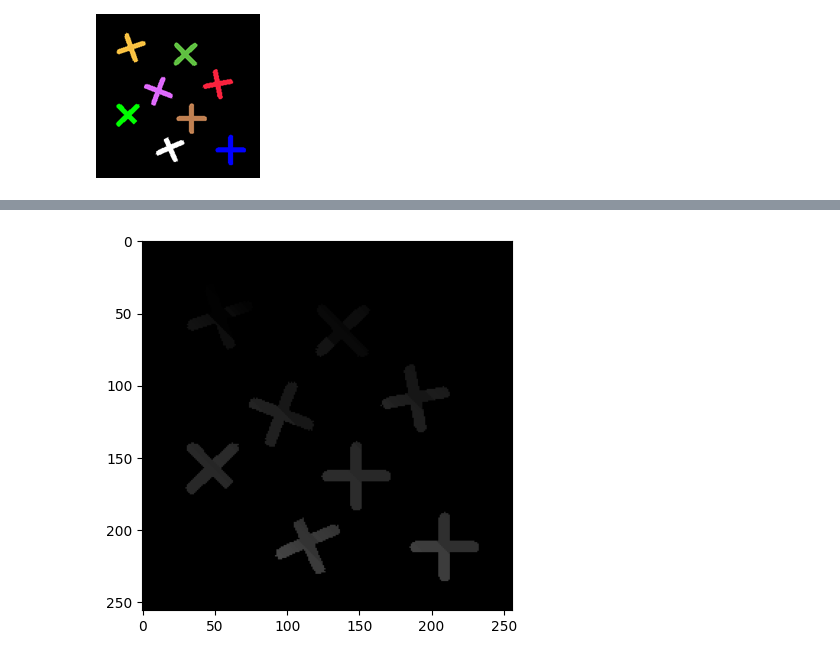
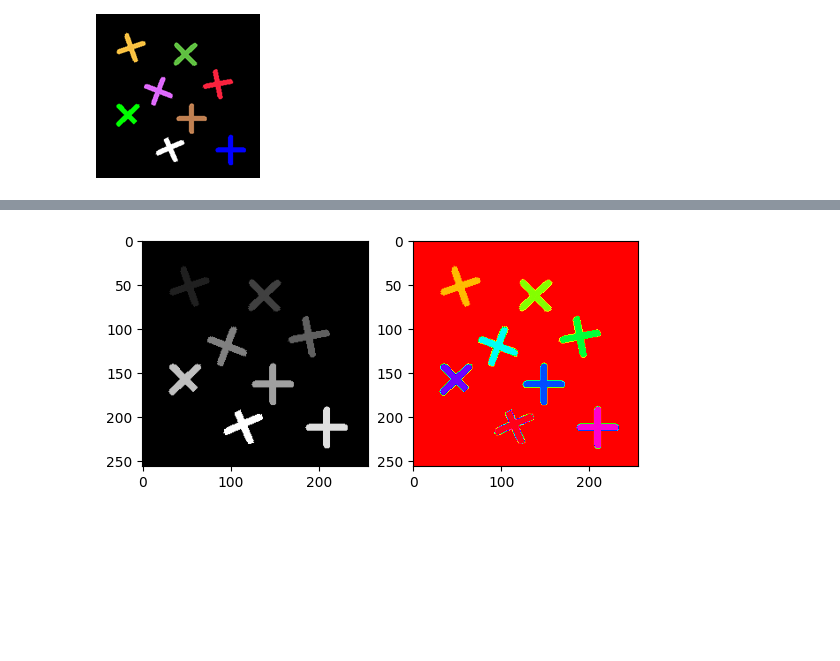
Before and after one commit to DanielGoncalves666/gbc216_t1_G01, a Jupyter notebook: Lab02 - Connected Components/lab03.ipynb, the cells around one changed output, grey strips where cells are left out. Saved outputs shown, nothing was run; the diff lists cells and outputs as text; code cells hidden in the pictures; blank space fills up the shorter version.

```diff
--- a/Lab02 - Connected Components/lab03.ipynb
+++ b/Lab02 - Connected Components/lab03.ipynb
@@ -26,8 +26,7 @@ def component_labeling(img):
     modifiers = [(-1,-1),(-1,0),(-1,1),(0,-1)] # The index of the neighborhood pixels that should be verified.
 
     labels = np.zeros((lines, columns))
-    equivalences_set = set() # Ensures no duplicate entries are added to the dict
-    equivalences = defaultdict(list)
+    equivalences = defaultdict(set)
 
     next_label = 1
     for i in range(lines):
@@ -47,11 +46,7 @@ def component_labeling(img):
                             smaller = min(labels[i][j], neighbor_label)
                             bigger = max(labels[i][j], neighbor_label)
 
-                            if (smaller, bigger) in equivalences_set:
-                                    continue
-
-                            equivalences_set.add((smaller, bigger))
-                            equivalences[smaller].append(bigger)
+                            equivalences[smaller].add(bigger)
                 except IndexError:
                     continue
 
@@ -59,25 +54,96 @@ def component_labeling(img):
                 labels[i][j] = next_label # The next available label is assigned to it.
                 next_label += 1
 
-    final_equivalences = resolve_transitive_equivalences(equivalences)
+    final_equivalences, num_components = resolve_transitive_equivalences(equivalences)
     for i in range(lines):
         for j in range(columns):
             label = labels[i][j]
-            if label == 0 and label in final_equivalences:
+            if label != 0:
                 labels[i][j] = final_equivalences[label]
 
-    return labels
+    return labels, num_components
 
 
 def resolve_transitive_equivalences(equivalences):
-    pass
+
+    # Solve cases like 1 --> 2, 2 --> 3 (transitive)
+    to_be_removed = []
+    for key in list(equivalences.keys()):
+        stack = list(equivalences[key])
+
+        while len(stack) > 0:
+            try:
+                next = stack.pop(0)
+                to_be_removed.append(next)
+                next_values = list(equivalences[next])
+
+                for item in next_values:
+                    if item == key:
+                        continue
+
+                    if item not in equivalences[key]:
+                        stack.append(item)
+                        equivalences[key].add(item)
+            except ValueError:
+                continue
+
+    for rem in to_be_removed:
+        try:
+            del equivalences[rem]
+        except KeyError:
+            continue
+
+    # Solve cases like 1 --> 3, 2 --> 3 (common element)
+    to_be_removed = []
+    for key1 in list(equivalences.keys()):
+        for key2 in list(equivalences.keys()):
+            if key1 == key2:
+                continue
+
+            if equivalences[key1].isdisjoint(equivalences[key2]):
+                continue
+
+            # There is a common element
+
+            smaller = min(key1, key2)
+            bigger = max(key1, key2)
+
+            equivalences[smaller].update(equivalences[bigger])
+            equivalences[smaller].add(bigger)
+
+            to_be_removed.append(bigger)
+
+    for rem in to_be_removed:
+        try:
+            del equivalences[rem]
+        except KeyError:
+            continue
+
+    final_equivalences = defaultdict()
+
+    next_label = 1 # Used to make the labels of the components a sequence starting at 1
+    for key, values in equivalences.items():
+        for item in values:
+            final_equivalences[item] = next_label
+
+        final_equivalences[key] = next_label
+
+        next_label += 1
+
+    print(final_equivalences)
+
+    return final_equivalences, (next_label - 1)
 
 
 if __name__ == "__main__":
     img = cv2.imread("art8.png", cv2.IMREAD_GRAYSCALE)
 
-    labelled_img = component_labeling(img)
+    labelled_img, num_components = component_labeling(img)
 
-    plt.imshow(labelled_img, cmap='gray', vmin=0, vmax=255)
+    plt.subplot(1,2,1)
+    plt.imshow(labelled_img, cmap='gray', vmin=0, vmax=num_components)
+
+    plt.subplot(1,2,2)
+    plt.imshow(labelled_img, cmap='hsv', vmin=0, vmax=num_components)
 # %% [output]
 Using N_8.
@@ -87,4 +151,4 @@ defaultdict(None, {2.0: 1.0, 11.0: 3.0, 14.0: 1.0, 15.0: 1.0, 16.0: 1.0, 17.0: 1
-[figure, old version]
+[figure, new version]
 # %% [markdown]
 2. Calcule o número de objetos da imagem clc3.png. Note que antes será necessário binarizar a imagem. Para isso, considere um limiar (*threshold*) de 67, isto é, valores acima de 67 na imagem original recebem zero, e os abaixo recebem 1 (o que resulta na imagem clc3thr1.png).
 
```
Also changed, not shown: parts of 1 cell of this notebook.
